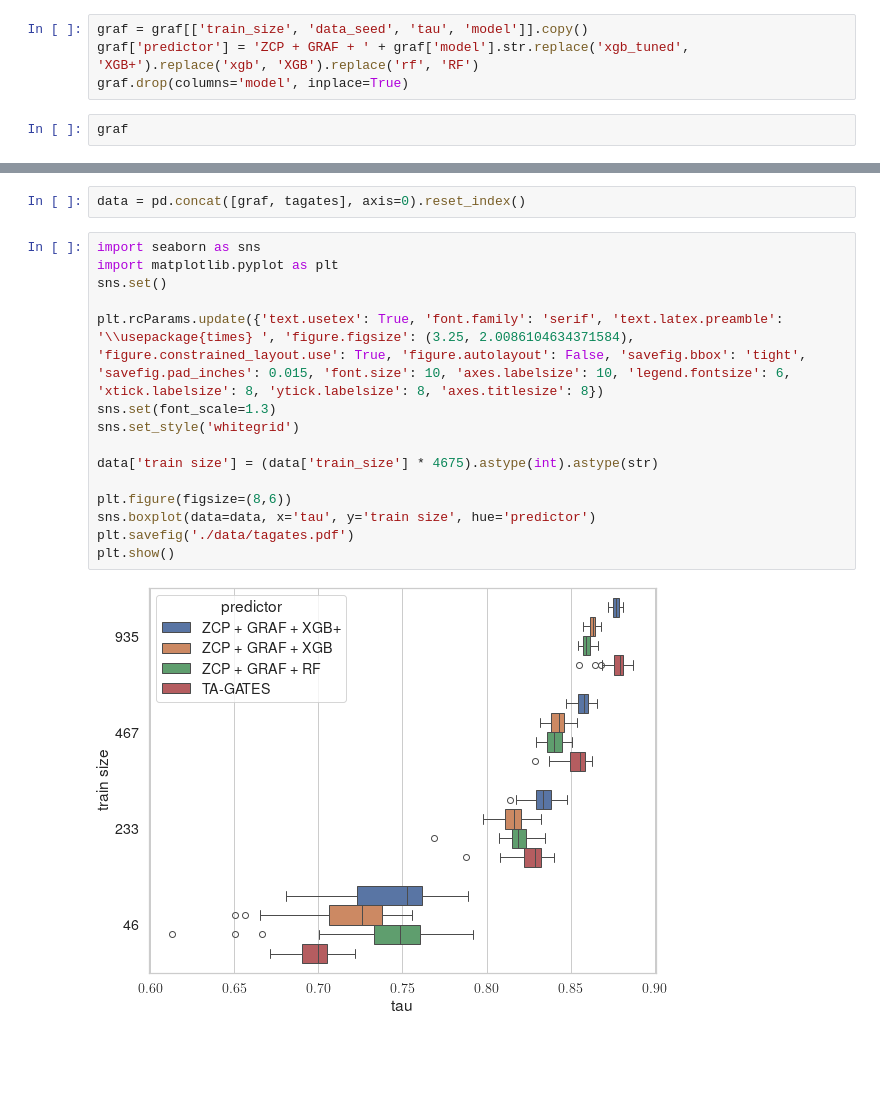
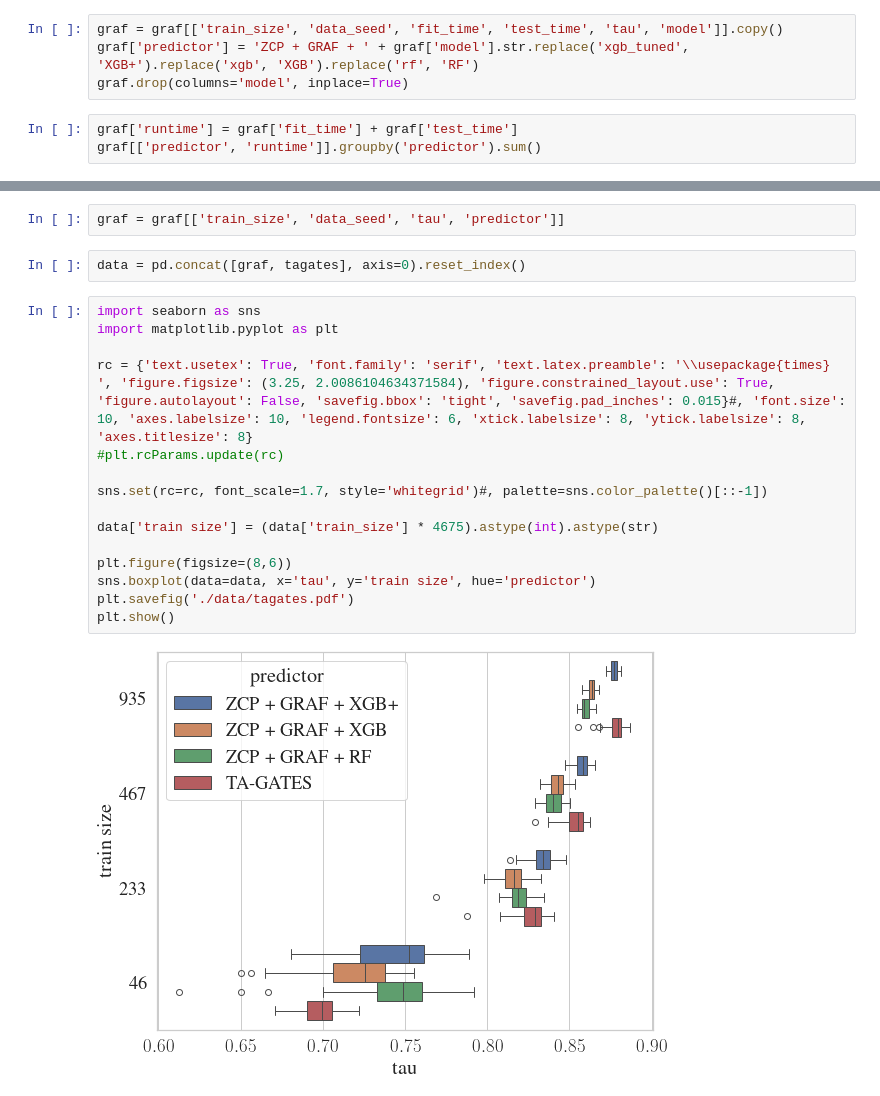
Before and after one commit to gabikadlecova/zc_combine, a Jupyter notebook: results/tagates_results.ipynb, the cells around one changed output, grey strips where cells are left out. Cells and saved outputs as stored; diff of their text form; blank space fills up the shorter version.

```diff
--- a/results/tagates_results.ipynb
+++ b/results/tagates_results.ipynb
@@ -5,9 +5,10 @@ tagates = pd.read_csv('./data/tagates_nb201_results.csv', index_col=0)
 tagates['predictor'] = 'TA-GATES'
 graf = pd.read_csv('./data/graf_tagates.csv')
 # %%
-graf = graf[['train_size', 'data_seed', 'tau', 'model']].copy()
+graf = graf[['train_size', 'data_seed', 'fit_time', 'test_time', 'tau', 'model']].copy()
 graf['predictor'] = 'ZCP + GRAF + ' + graf['model'].str.replace('xgb_tuned', 'XGB+').replace('xgb', 'XGB').replace('rf', 'RF')
 graf.drop(columns='model', inplace=True)
 # %%
-graf
+graf['runtime'] = graf['fit_time'] + graf['test_time']
+graf[['predictor', 'runtime']].groupby('predictor').sum()
 # %% [output]
@@ -27,19 +30,21 @@ graf
+# %%
+graf = graf[['train_size', 'data_seed', 'tau', 'predictor']]
 # %%
 data = pd.concat([graf, tagates], axis=0).reset_index()
 # %%
 import seaborn as sns
 import matplotlib.pyplot as plt
-sns.set()
 
-plt.rcParams.update({'text.usetex': True, 'font.family': 'serif', 'text.latex.preamble': '\\usepackage{times} ', 'figure.figsize': (3.25, 2.0086104634371584), 'figure.constrained_layout.use': True, 'figure.autolayout': False, 'savefig.bbox': 'tight', 'savefig.pad_inches': 0.015, 'font.size': 10, 'axes.labelsize': 10, 'legend.fontsize': 6, 'xtick.labelsize': 8, 'ytick.labelsize': 8, 'axes.titlesize': 8})
-sns.set(font_scale=1.3)
-sns.set_style('whitegrid')
+rc = {'text.usetex': True, 'font.family': 'serif', 'text.latex.preamble': '\\usepackage{times} ', 'figure.figsize': (3.25, 2.0086104634371584), 'figure.constrained_layout.use': True, 'figure.autolayout': False, 'savefig.bbox': 'tight', 'savefig.pad_inches': 0.015}#, 'font.size': 10, 'axes.labelsize': 10, 'legend.fontsize': 6, 'xtick.labelsize': 8, 'ytick.labelsize': 8, 'axes.titlesize': 8}
+#plt.rcParams.update(rc)
+
+sns.set(rc=rc, font_scale=1.7, style='whitegrid')#, palette=sns.color_palette()[::-1])
 
 data['train size'] = (data['train_size'] * 4675).astype(int).astype(str)
 
 plt.figure(figsize=(8,6))
 sns.boxplot(data=data, x='tau', y='train size', hue='predictor')
 plt.savefig('./data/tagates.pdf')
 plt.show()
 # %% [output]
-[figure, old version]
+[figure, new version]
```
Also changed, not shown: parts of 2 cells of this notebook, 3 other files.
